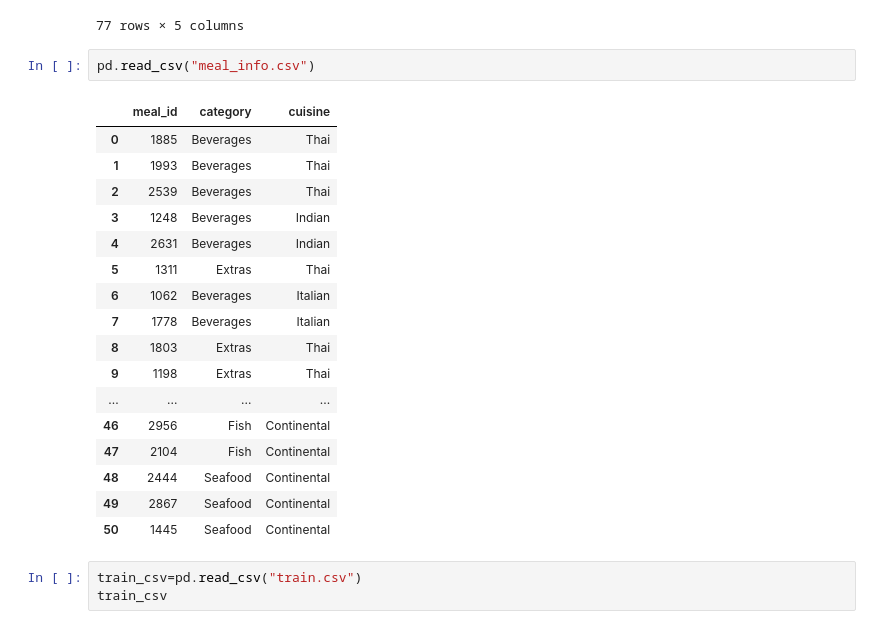
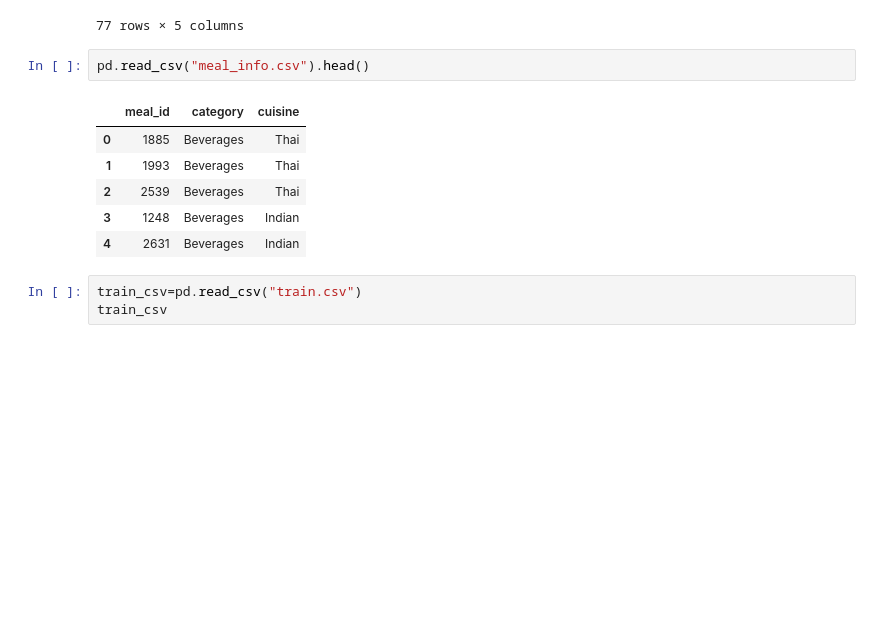
Before and after one commit to Aditya-Komaravolu/Food-Demand-Forecasting, a Jupyter notebook: Food Demand Forecasting/main.ipynb, the cells around one changed output. Drawn from its saved outputs; the diff is of its cells as text; blank space fills up the shorter version.

```diff
--- a/Food Demand Forecasting/main.ipynb
+++ b/Food Demand Forecasting/main.ipynb
@@ -33,25 +38,14 @@ pd.read_csv("fulfilment_center_info.csv")
 | 76 | 51 | 638 | 56 | TYPE_A | 7.0 |
 77 rows × 5 columns
 # %%
-pd.read_csv("meal_info.csv")
+pd.read_csv("meal_info.csv").head()
 # %% [output]
 |  | meal_id | category | cuisine |
 | 0 | 1885 | Beverages | Thai |
 | 1 | 1993 | Beverages | Thai |
 | 2 | 2539 | Beverages | Thai |
 | 3 | 1248 | Beverages | Indian |
 | 4 | 2631 | Beverages | Indian |
-| 5 | 1311 | Extras | Thai |
-| 6 | 1062 | Beverages | Italian |
-| 7 | 1778 | Beverages | Italian |
-| 8 | 1803 | Extras | Thai |
-| 9 | 1198 | Extras | Thai |
-| ... | ... | ... | ... |
-| 46 | 2956 | Fish | Continental |
-| 47 | 2104 | Fish | Continental |
-| 48 | 2444 | Seafood | Continental |
-| 49 | 2867 | Seafood | Continental |
-| 50 | 1445 | Seafood | Continental |
 # %%
 train_csv=pd.read_csv("train.csv")
 train_csv
```
Also changed, not shown: parts of 21 cells of this notebook, 3 other files.
